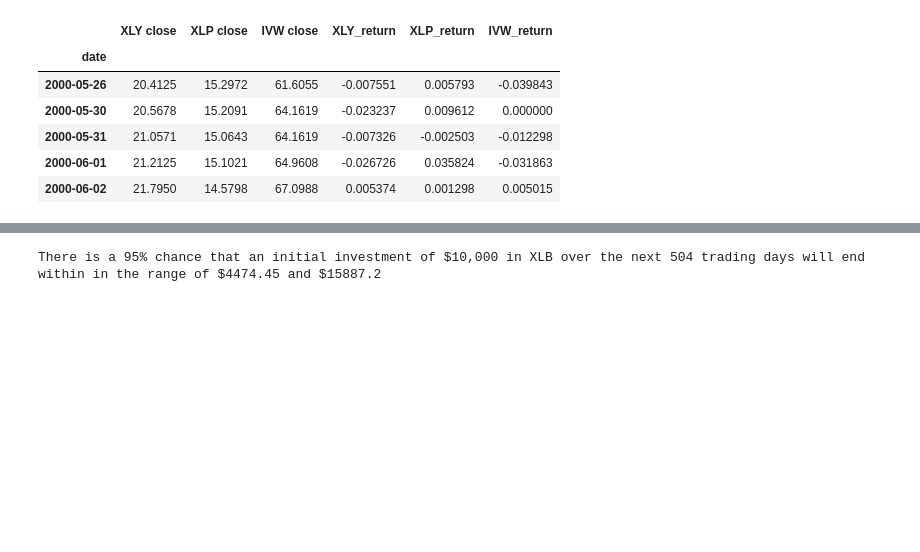
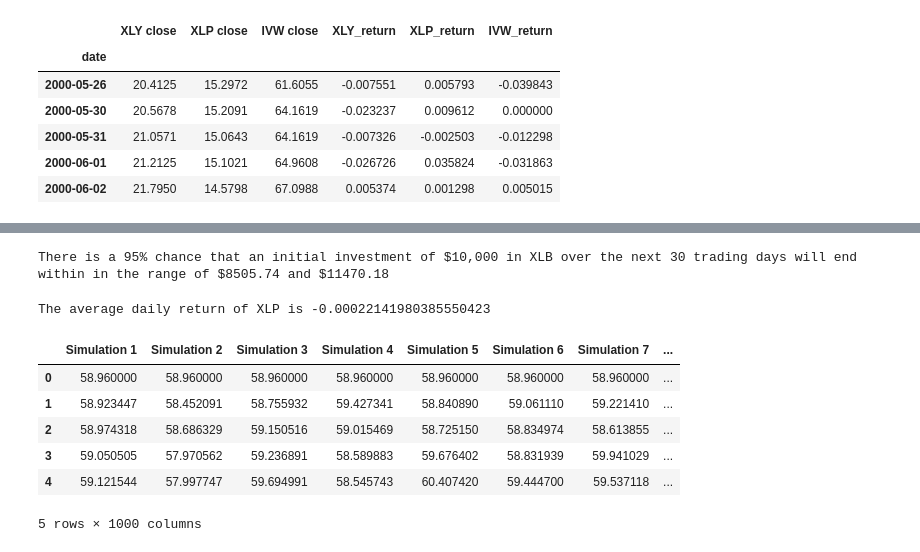
Before and after one commit to bkayratkyzy/Monte_Carlo_Simulations, a Jupyter notebook: notebooks/kelly.ipynb, the cells around one changed output, grey strips where cells are left out. Saved outputs shown, nothing was run; the diff lists cells and outputs as text; code cells hidden in the pictures; blank space fills up the shorter version.

```diff
--- a/notebooks/kelly.ipynb
+++ b/notebooks/kelly.ipynb
@@ -417,13 +417,15 @@ ending_investment_upper_bound = initial_investment + cumulative_pnl_upper_bound
 
 # Print the results
 print(f"There is a 95% chance that an initial investment of $10,000 in XLB"
-      f" over the next 504 trading days will end within in the range of"
+      f" over the next 30 trading days will end within in the range of"
       f" ${round(ending_investment_lower_bound,2)} and ${round(ending_investment_upper_bound,2)}")
 # %% [output]
-There is a 95% chance that an initial investment of $10,000 in XLB over the next 504 trading days will end within in the range of $4474.45 and $15887.2
+There is a 95% chance that an initial investment of $10,000 in XLB over the next 30 trading days will end within in the range of $8505.74 and $11470.18
 # %%
 #START MONTE CARLO ANALYSIS XLP
 
-# Calculate the mean of daily returns for XLK
+# Calculate the mean of daily returns for XLP
 avg_daily_return_xlp = concat_df.mean()['XLP_return']
-print(f"The average daily return of XLP is {avg_daily_return_xlk}")
+print(f"The average daily return of XLP is {avg_daily_return_xlp}")
+# %% [output]
+The average daily return of XLP is -0.00022141980385550423
@@ -429,0 +443,28 @@ print(f"The average daily return of XLP is {avg_daily_return_xlk}")
+# %%
+# Run the simulation `1000` times
+for n in range(num_simulations):
+
+    # Initialize the simulated prices list with the last closing price of XLP
+    simulated_XLP_prices = [xlp_last_price]
+    simulated_XLP_prices
+
+    # Simulate the returns for 30 days
+    for i in range(num_trading_days):
+
+    # Calculate the simulated price using the last price within the list
+        simulated_price = simulated_XLP_prices[-1] * (1 + np.random.normal(avg_daily_return_xlp, std_xlp_daily_returns))
+        # Append the simulated price to the list
+        simulated_XLP_prices.append(simulated_price)
+
+    # Append simulated price of each simulation to DataFrame
+    simulated_prices_XLP_df[f"Simulation {n+1}"] = pd.Series(simulated_XLP_prices)
+
+simulated_prices_XLP_df.head()
+# %% [output]
+|  | Simulation 1 | Simulation 2 | Simulation 3 | Simulation 4 | Simulation 5 | Simulation 6 | Simulation 7 | ... |
+| 0 | 58.960000 | 58.960000 | 58.960000 | 58.960000 | 58.960000 | 58.960000 | 58.960000 | ... |
+| 1 | 58.923447 | 58.452091 | 58.755932 | 59.427341 | 58.840890 | 59.061110 | 59.221410 | ... |
+| 2 | 58.974318 | 58.686329 | 59.150516 | 59.015469 | 58.725150 | 58.834974 | 58.613855 | ... |
+| 3 | 59.050505 | 57.970562 | 59.236891 | 58.589883 | 59.676402 | 58.831939 | 59.941029 | ... |
+| 4 | 59.121544 | 57.997747 | 59.694991 | 58.545743 | 60.407420 | 59.444700 | 59.537118 | ... |
+5 rows × 1000 columns
```
Also changed, not shown: parts of 11 cells of this notebook, 1 other file.
